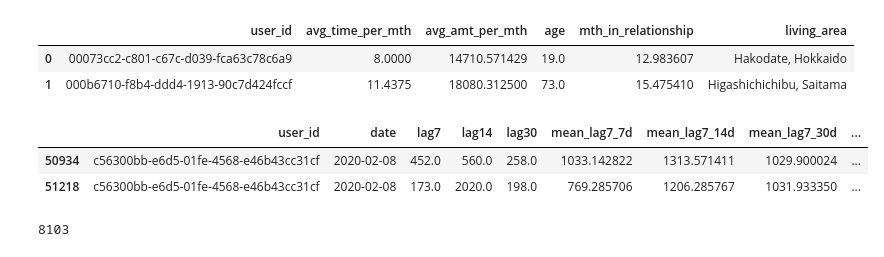
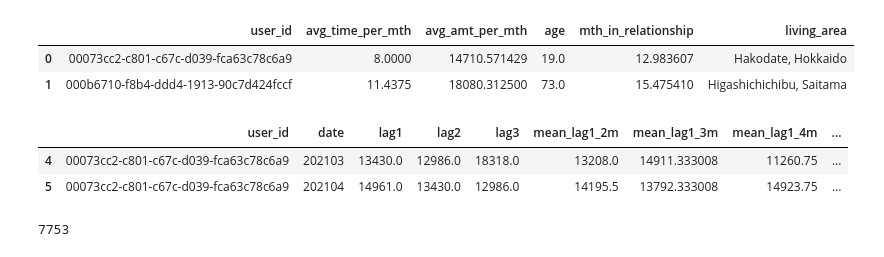
Before and after one commit to Nampq281/ts_demand_sale_forecast, a Jupyter notebook: model_run.ipynb, the cells around one changed output. Cells and saved outputs as stored; diff of their text form; code cells hidden in the pictures.

```diff
--- a/model_run.ipynb
+++ b/model_run.ipynb
@@ -380,6 +365,13 @@ df_to_transform_mth['ym'] = df_to_transform_mth['ds'].apply(lambda row: dt.strft
 df_to_transform_mth = df_to_transform_mth.groupby(['unique_id', 'ym'])['y'].sum().reset_index()
 # %%
 df_to_transform_mth.columns = ['unique_id',	'ds', 'y']
+# %%
+oot_df = pd.DataFrame()
+oot_df['unique_id'] = df_to_transform_mth['unique_id'].unique()
+oot_df['ds'] = '202201'
+oot_df['y'] = 0
+# %%
+df_to_transform_mth = pd.concat([df_to_transform_mth, oot_df], axis=0)
 # %%
 df_to_transform_mth.info()
 # %% [output]
@@ -1241,15 +1259,15 @@ user_behavior_info_console.head(2)
 | 0 | 00073cc2-c801-c67c-d039-fca63c78c6a9 | 8.0000 | 14710.571429 | 19.0 | 12.983607 | Hakodate, Hokkaido |
 | 1 | 000b6710-f8b4-ddd4-1913-90c7d424fccf | 11.4375 | 18080.312500 | 73.0 | 15.475410 | Higashichichibu, Saitama |
 # %%
-df_lag.head(2)
+df_lag_mth.head(2)
 # %% [output]
-|  | user_id | date | lag7 | lag14 | lag30 | mean_lag7_7d | mean_lag7_14d | mean_lag7_30d | ... |
-| 50934 | c56300bb-e6d5-01fe-4568-e46b43cc31cf | 2020-02-08 | 452.0 | 560.0 | 258.0 | 1033.142822 | 1313.571411 | 1029.900024 | ... |
-| 51218 | c56300bb-e6d5-01fe-4568-e46b43cc31cf | 2020-02-08 | 173.0 | 2020.0 | 198.0 | 769.285706 | 1206.285767 | 1031.933350 | ... |
+|  | user_id | date | lag1 | lag2 | lag3 | mean_lag1_2m | mean_lag1_3m | mean_lag1_4m | ... |
+| 4 | 00073cc2-c801-c67c-d039-fca63c78c6a9 | 202103 | 13430.0 | 12986.0 | 18318.0 | 13208.0 | 14911.333008 | 11260.75 | ... |
+| 5 | 00073cc2-c801-c67c-d039-fca63c78c6a9 | 202104 | 14961.0 | 13430.0 | 12986.0 | 14195.5 | 13792.333008 | 14923.75 | ... |
 # %%
-len(df_lag['user_id'].unique())
+len(df_lag_mth['user_id'].unique())
 # %% [output]
-8103
+7753
 # %%
 df_console.head()
 # %% [output]
```
Also changed, not shown: parts of 57 cells of this notebook.
